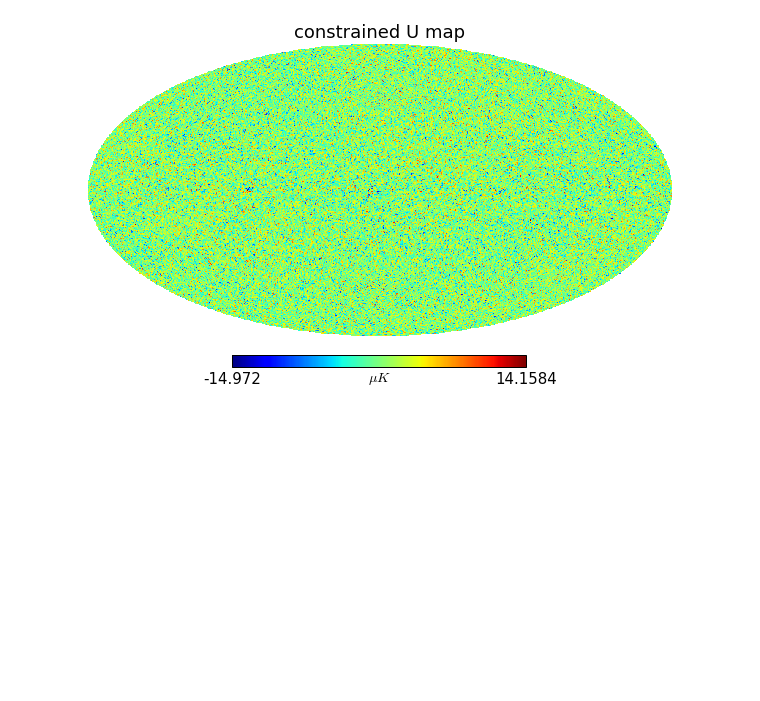
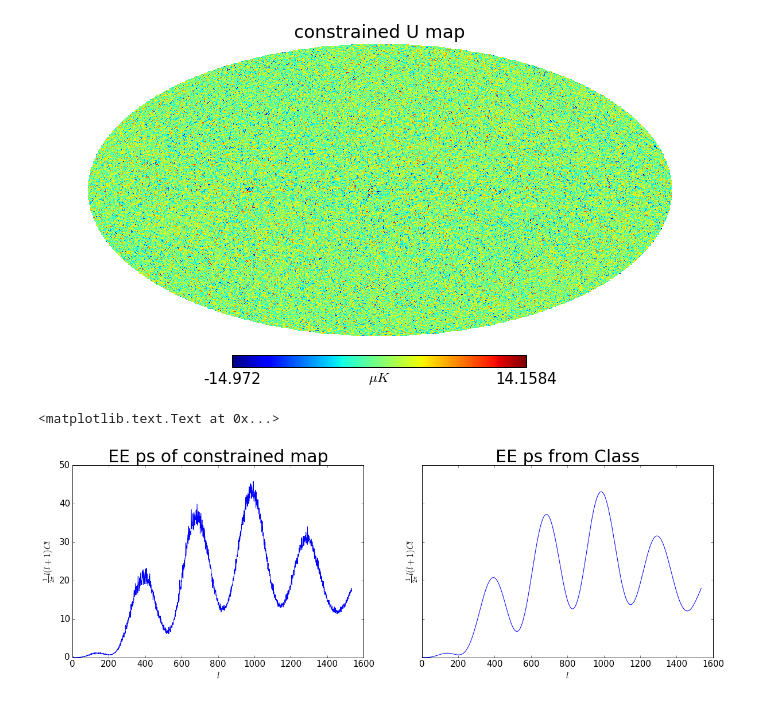
Before and after one commit to hungiyang/litebird, a Jupyter notebook: Constrained_input_map.ipynb, the cells around one changed output. Drawn from its saved outputs; the diff is of its cells as text; code cells hidden in the pictures; blank space fills up the shorter version.

```diff
--- a/Constrained_input_map.ipynb
+++ b/Constrained_input_map.ipynb
@@ -21,3 +15,6 @@ plt.scatter(np.real(test),np.imag(test))
+# %%
+def normalize_cl(cl):
+    return np.array([l*(l+1)/(2*np.pi)*cl[l-1] for l in range(1,len(cl) + 1)])
 # %% [markdown]
 ## import Planck NILC T map
 # %%
@@ -35,7 +32,7 @@ No.    Name         Type      Cards   Dimensions   Format
 # %%
 T_nilc = hp.reorder(nilc[1].data.field(0), n2r = True)
 # %%
-nside = 256
+nside = 512
 T_nilc_trun = hp.pixelfunc.ud_grade(T_nilc, nside)
 # %%
 hp.mollview(T_nilc_trun, min = -500, max = 500, title = "Planck NILC")
@@ -95,3 +101,19 @@ Sigma is 0.000000 arcmin (0.000000 rad)
 [figure]
 [figure]
 [figure]
+# %%
+cl1 = normalize_cl(hp.alm2cl(alm_E))
+cl2 = normalize_cl(EE)
+
+f, (ax1, ax2) = plt.subplots(1,2, sharey=True, figsize = (20,6))
+ax1.plot(cl1, label = 'dT_dtheta')
+ax2.plot(cl2[:len(cl1)], label = 'm A_lm')
+ax1.set_title('EE ps of constrained map', fontsize = 30)
+ax2.set_title('EE ps from Class', fontsize = 30)
+ax1.set_xlabel(r'$l$')
+ax2.set_xlabel(r'$l$')
+ax1.set_ylabel(r'$\frac{1}{2 \pi}l(l+1)Cl$')
+ax2.set_ylabel(r'$\frac{1}{2 \pi}l(l+1)Cl$')
+# %% [output]
+<matplotlib.text.Text at 0x...>
+[figure, added]
```
Also changed, not shown: parts of 3 cells of this notebook, 2 other files.
